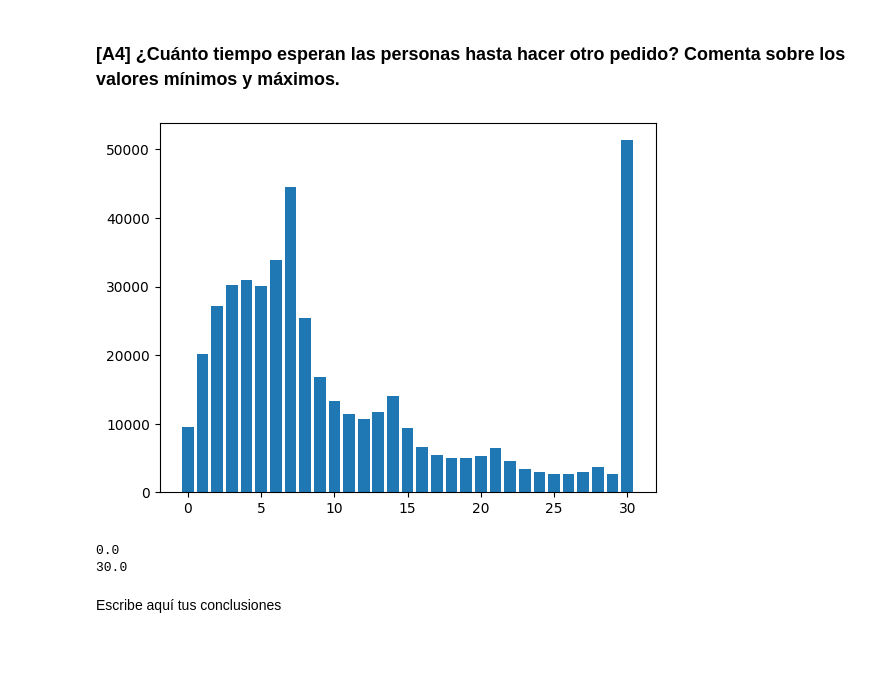
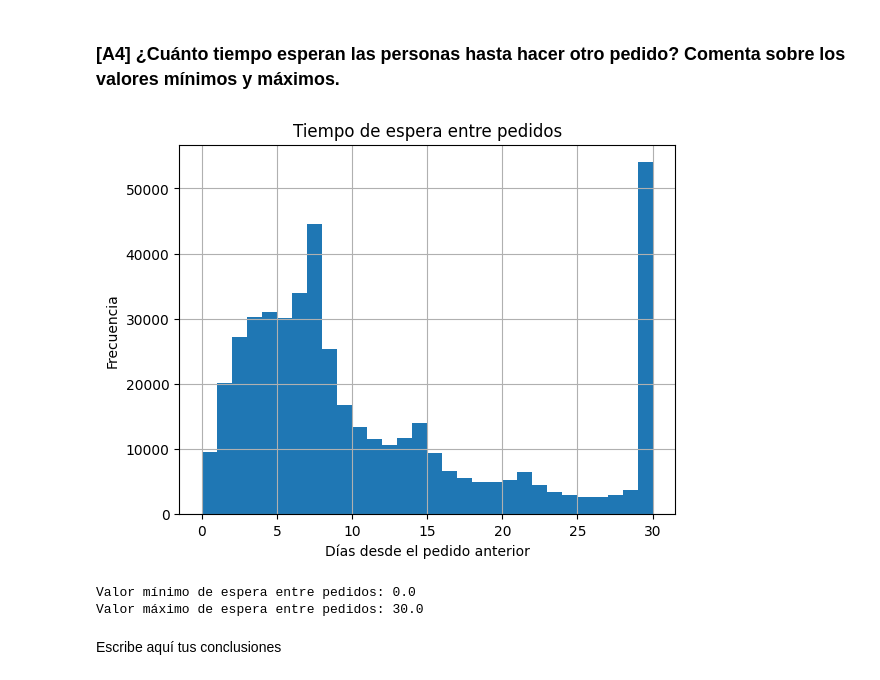
Before and after one commit to Davichobacter/data_science, a Jupyter notebook: notebook_sprint_4.ipynb, the cells around one changed output. Saved outputs shown, nothing was run; the diff lists cells and outputs as text; code cells hidden in the pictures; blank space fills up the shorter version.

```diff
--- a/notebook_sprint_4.ipynb
+++ b/notebook_sprint_4.ipynb
@@ -549,15 +572,28 @@ Escribe aquí tus conclusiones
 # %% [markdown]
 ### [A4] ¿Cuánto tiempo esperan las personas hasta hacer otro pedido? Comenta sobre los valores mínimos y máximos.
 # %%
-plt.bar(orders['days_since_prior_order'].value_counts().index, orders['days_since_prior_order'].value_counts())
+# prompt: Crea un gráfico que muestre el tiempo que la gente espera hasta hacer su siguiente pedido, y comenta sobre los valores mínimos y máximos.
+
+import matplotlib.pyplot as plt
+prior_order_waiting_time = orders['days_since_prior_order'].hist(bins=30)
+plt.xlabel('Días desde el pedido anterior')
+plt.ylabel('Frecuencia')
+plt.title('Tiempo de espera entre pedidos')
 plt.show()
 
-print(orders['days_since_prior_order'].min())
-print(orders['days_since_prior_order'].max())
+print("Valor mínimo de espera entre pedidos:", orders['days_since_prior_order'].min())
+print("Valor máximo de espera entre pedidos:", orders['days_since_prior_order'].max())
+
+# Escribe aquí tus conclusiones
+# El gráfico de histograma muestra la distribución del tiempo que esperan las personas hasta hacer su siguiente pedido.
+# El valor mínimo es de 0, lo cual podría indicar pedidos hechos el mismo día o con un intervalo muy corto.
+# El valor máximo es de 30 días, lo que sugiere que algunos usuarios esperan hasta un mes para hacer un nuevo pedido.
+# La distribución muestra picos en ciertos días, lo que podría reflejar hábitos de compra semanales o mensuales.
+# También se observa una concentración de pedidos en intervalos de pocos días, lo que indica una frecuencia de compra relativamente alta para una parte de los usuarios.
 # %% [output]
-[figure, old version]
+[figure, new version]
-0.0
-30.0
+Valor mínimo de espera entre pedidos: 0.0
+Valor máximo de espera entre pedidos: 30.0
 # %% [markdown]
 Escribe aquí tus conclusiones
 # %% [markdown]
```
Also changed, not shown: parts of 14 cells of this notebook.
